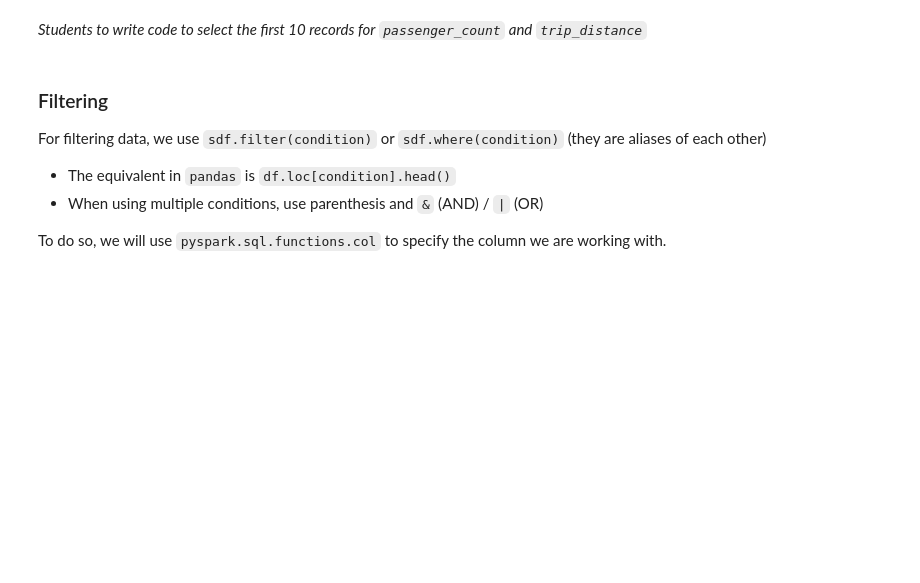
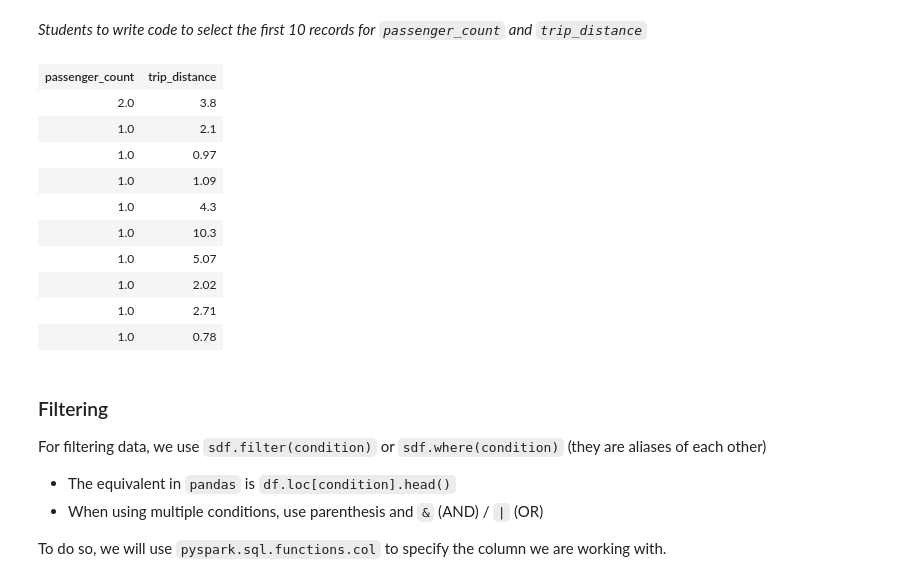
Before and after one commit to VoLKyyyOG/MAST30034_Python, a Jupyter notebook: tutorials/tute_1/Tute1_Python.ipynb, the cells around one changed output. Cells and saved outputs as stored; diff of their text form; code cells hidden in the pictures; blank space fills up the shorter version.

```diff
--- a/tutorials/tute_1/Tute1_Python.ipynb
+++ b/tutorials/tute_1/Tute1_Python.ipynb
@@ -257,6 +291,19 @@ sdf.select('passenger_count').limit(5)
 _Students to write code to select the first 10 records for `passenger_count` and `trip_distance`_
 # %%
 # write code here to select the first 10 records for `passenger_count` and `trip_distance`
+sdf.select(['passenger_count', 'trip_distance']).limit(10)
+# %% [output]
+| passenger_count | trip_distance |
+| 2.0 | 3.8 |
+| 1.0 | 2.1 |
+| 1.0 | 0.97 |
+| 1.0 | 1.09 |
+| 1.0 | 4.3 |
+| 1.0 | 10.3 |
+| 1.0 | 5.07 |
+| 1.0 | 2.02 |
+| 1.0 | 2.71 |
+| 1.0 | 0.78 |
 # %% [markdown]
 ### Filtering
 For filtering data, we use `sdf.filter(condition)` or `sdf.where(condition)` (they are aliases of each other)
```
Also changed, not shown: parts of 11 cells of this notebook, 1 other file.
